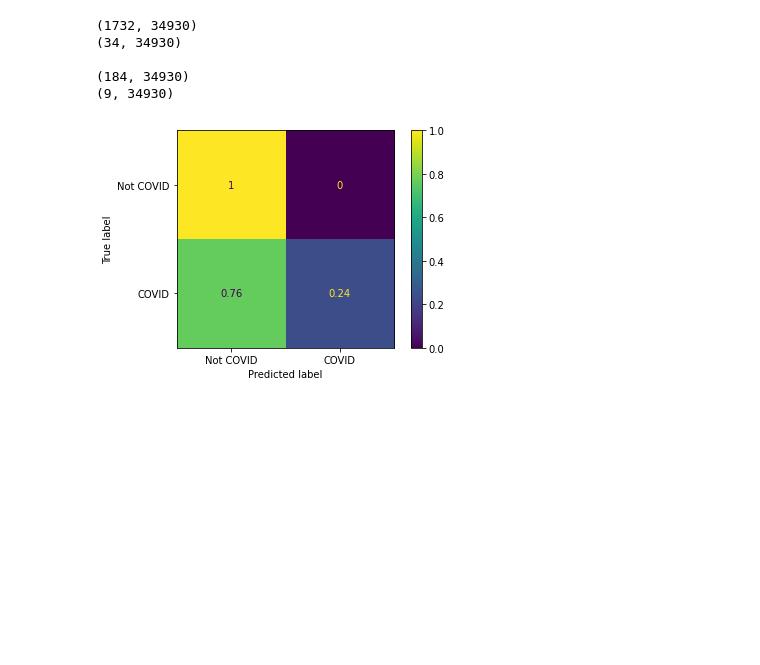
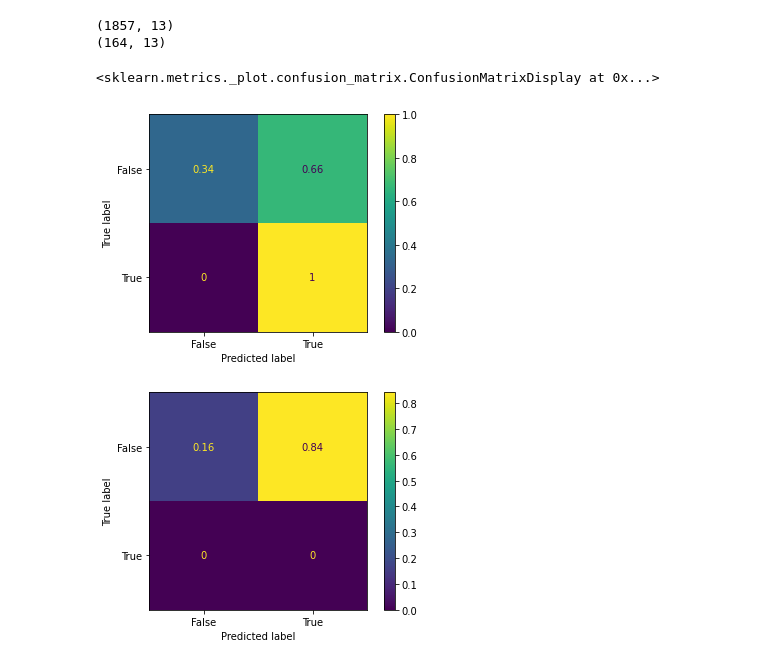
Before and after one commit to dylanbinley/coronavirus-map, a Jupyter notebook: example_code/logistic-regression.ipynb, the cells around one changed output. Drawn from its saved outputs; the diff is of its cells as text; code cells hidden in the pictures; blank space fills up the shorter version.

```diff
--- a/example_code/logistic-regression.ipynb
+++ b/example_code/logistic-regression.ipynb
@@ -59,5 +61,0 @@ def fit_model(x, y):
-# %%
-def plot_confusion_matrix(model, x, y):
-    matrix = confusion_matrix(y, model.predict(x), normalize='true')
-    display = ConfusionMatrixDisplay(matrix, ['Not COVID', 'COVID'])
-    display.plot()
@@ -299,20 +139,27 @@ def vectorize(df):
     # convert th documents into a matrix
     tfidf_wm = tfidfvectorizer.fit_transform(train)
     tfidf_tokens = tfidfvectorizer.get_feature_names()
-    df_tfidfvect = pd.DataFrame(data = tfidf_wm.toarray(),columns = tfidf_tokens)
-    return df_tfidfvect
+    top_tokens = get_top_features(tfidfvectorizer, tfidf_wm, 10)
+#     print(top_tokens)
+    df_tfidfvect = pd.DataFrame(data = tfidf_wm.toarray(),columns =tfidf_tokens)
+    return df_tfidfvect[top_tokens].copy()
+def get_top_features(tfidf,response, n=10):
+    feature_array = np.array(tfidf.get_feature_names())
+    tfidf_sorting = np.argsort(response.toarray()).flatten()[::-1]
+    top_n = feature_array[tfidf_sorting][:n]
+    return top_n
 # %%
-def balance_data(df, column):
-    df_grouped = df.groupby(column)
-    sample_size = df_grouped.size().min()
+# def balance_data(df, column):
+#     df_grouped = df.groupby(column)
+#     sample_size = df_grouped.size().min()
 
-    def sample(df):
-        return df.sample(sample_size).reset_index(drop=True)
+#     def sample(df):
+#         return df.sample(sample_size).reset_index(drop=True)
 
-    df_grouped_sampled = df_grouped.apply(sample)
-    df_sampled = pd.DataFrame(df_grouped_sampled)
-    df_sampled = df_sampled.droplevel(level=0)
-    return df_sampled
+#     df_grouped_sampled = df_grouped.apply(sample)
+#     df_sampled = pd.DataFrame(df_grouped_sampled)
+#     df_sampled = df_sampled.droplevel(level=0)
+#     return df_sampled
 def sample_data(df, column):
 #     true = df[df[column] == True].sample(frac = .5)
 #     false = df[df[column] == False].sample(frac = .1)
@@ -330,41 +177,45 @@ df = build_dataframe(data)
 
 columns_to_keep = {
     'LABEL.WANT_ON_MAP': 'LABELLLLLL',
     'ARTICLE.TEXT': 'text',
     'ARTICLE.TITLE': 'title'}
 df = reformat_dataframe(df, columns_to_keep)
 
 column = 'LABELLLLLL'
 df = drop_unlabeled_data(df, column)
 
 columns = [
     'LABELLLLLL',
     'text',
     'title']
 #df = count_keywords(df, columns, keywords)
 df[column].value_counts()
 df.head()
 df = pd.concat(
     [
         df,
         vectorize(df)
     ], axis=1
 )
 print(df.shape)
 df =df.dropna()
 print(df[df[column] == True].shape)
 print()
 
-balanced = sample_data(df,column)
-print(balanced.shape)
-print(balanced[balanced[column] == True].shape)
-model = fit_forest(balanced.drop(columns , axis = 1), balanced[column].astype(bool))
+# balanced = sample_data(df,column)
+(test, train) = balance_data(df, column)
 
-plot_confusion_matrix(model, df.drop(columns, axis = 1), df[column].astype(bool))
+# print(balanced.shape)
+# print(balanced[balanced[column] == True].shape)
+
+model = RandomForestClassifier().fit(train.drop(columns , axis = 1), train[column].astype(bool))
+# model = fit_bayes(train.drop(columns , axis = 1), train[column].astype(bool))
+
+plot_confusion_matrix(model, train.drop(columns , axis = 1), train[column].astype(bool),normalize='true')
+plot_confusion_matrix(model, test.drop(columns , axis = 1), test[column].astype(bool),normalize='true')
 # %% [output]
-(1732, 34930)
-(34, 34930)
-
-(184, 34930)
-(9, 34930)
+(1857, 13)
+(164, 13)
+<sklearn.metrics._plot.confusion_matrix.ConfusionMatrixDisplay at 0x...>
-[figure, old version]
+[figure, new version]
+[figure, added]
```
Also changed, not shown: parts of 19 cells of this notebook, 1 other file.
